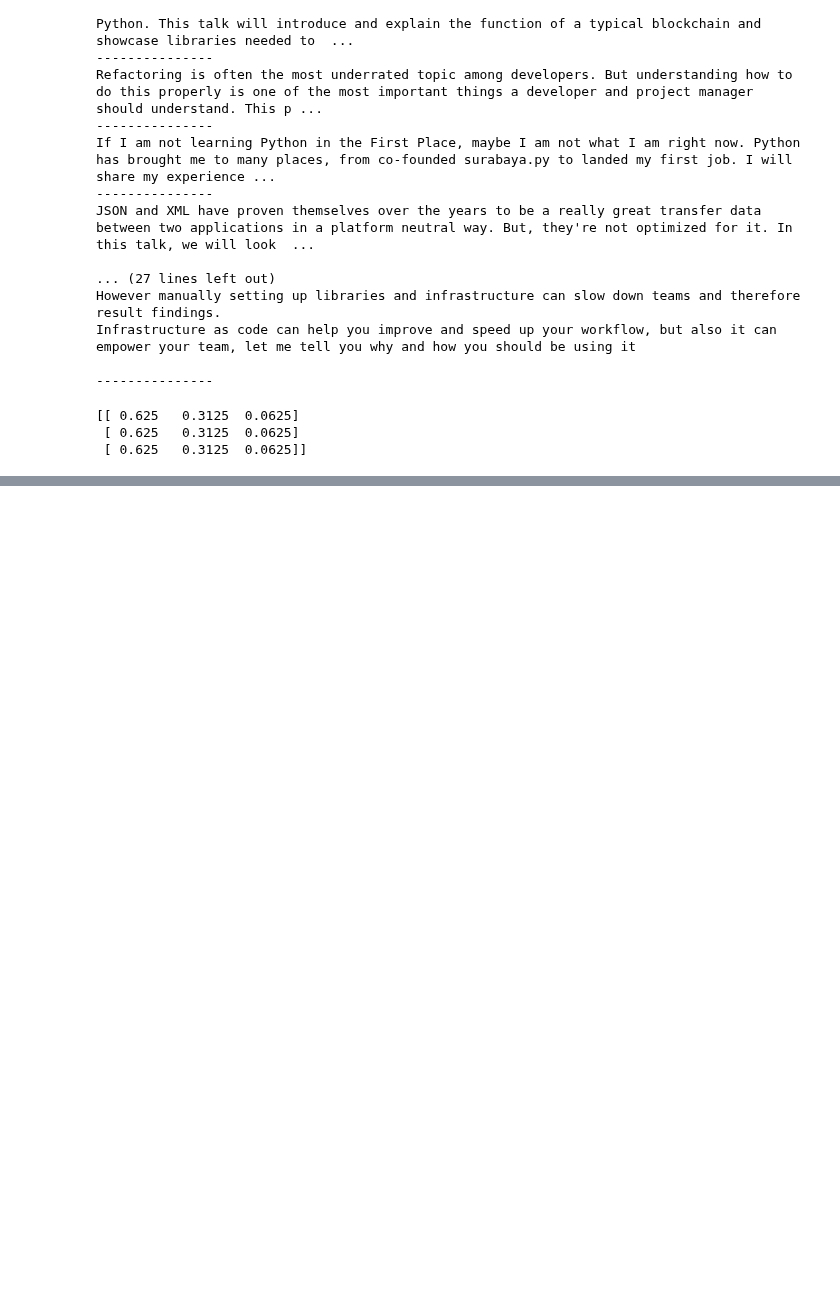
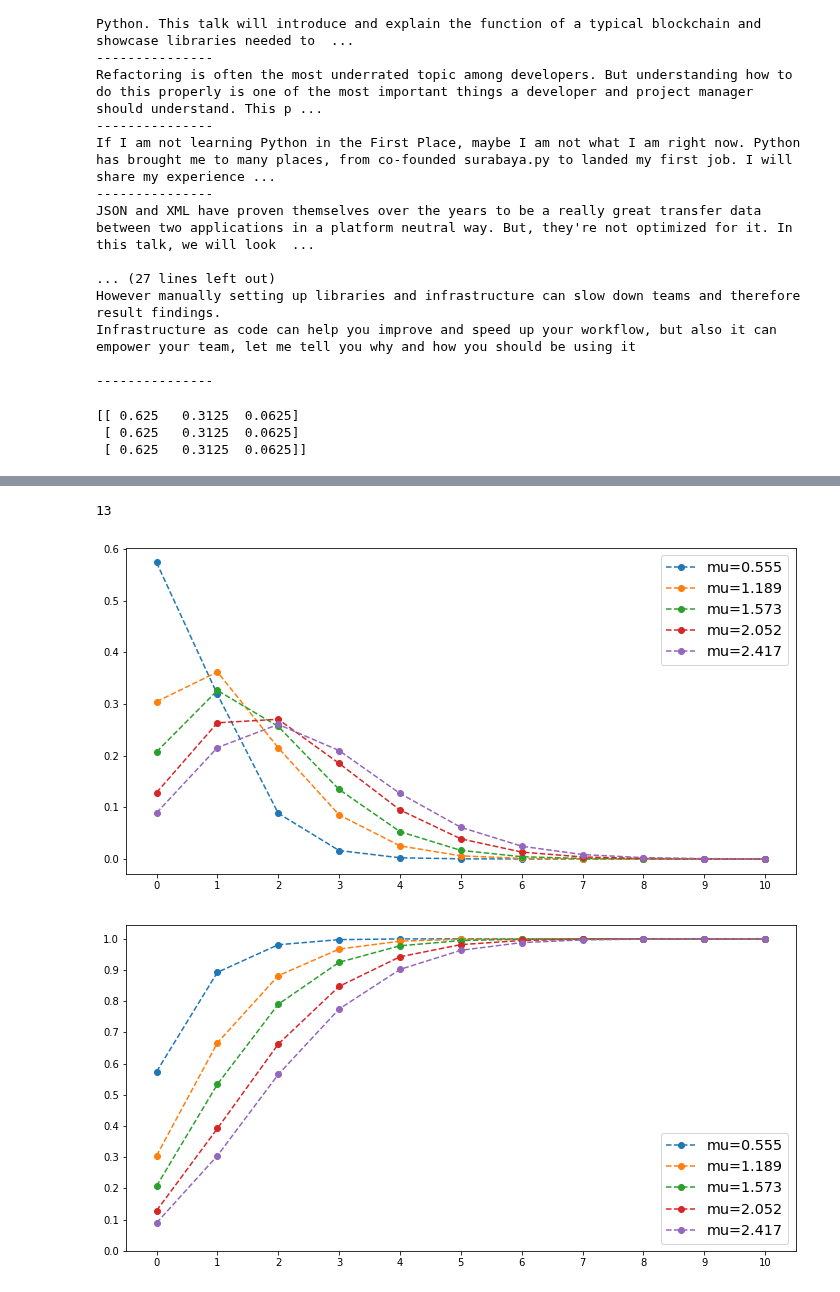
Before and after one commit to frhyme/frhyme.github.io, a Jupyter notebook: _posts/personal_ipynb/20180527-pycon reveiw.ipynb, the cells around one changed output, grey strips where cells are left out. Drawn from its saved outputs; the diff is of its cells as text; code cells hidden in the pictures; blank space fills up the shorter version.

```diff
--- a/_posts/personal_ipynb/20180527-pycon reveiw.ipynb
+++ b/_posts/personal_ipynb/20180527-pycon reveiw.ipynb
@@ -137,0 +215,14 @@ print(p)
+# %%
+"""
+E = R + TR + TTR + TTTR ...,
+E = (I - T) - 1R
+"""
+E = R.copy()
+for i in range(0, 100):
+    a = T
+    for j in range(0, i):
+        a = a.dot(T)
+    E+=a.dot(R)
+#E = np.linalg.inv(np.identity(28) - T).dot(R)
+E.columns = ["Expected R. until inning end"]
+print(E)
@@ -137,0 +247,34 @@ print(p)
+# %%
+import numpy as np
+
+np.random.negative_binomial(5, 0.3)
+# %% [output]
+13
+# %%
+import matplotlib.pyplot as plt
+from scipy.stats import poisson
+
+plt.figure(figsize=(12, 6))
+for mu in [0.555, 1.189, 1.573, 2.052, 2.417]:
+    x = [i for i in range(0, 11)]
+    y = [poisson.pmf(xx, mu) for xx in x]
+    plt.plot(x, y, marker='o', linestyle='--', label='mu={}'.format(mu))
+plt.legend(loc='upper right', frameon=True, fontsize='x-large')
+plt.xticks([i for i in range(0, 11)])
+plt.yticks([i*0.1 for i in range(0, 7)])
+plt.savefig('../../assets/images/markdown_img/poisson_dist_pmf_180528.svg')
+plt.show()
+
+plt.figure(figsize=(12, 6))
+for mu in [0.555, 1.189, 1.573, 2.052, 2.417]:
+    x = [i for i in range(0, 11)]
+    y = [poisson.cdf(xx, mu) for xx in x]
+    plt.plot(x, y, marker='o', linestyle='--', label='mu={}'.format(mu))
+plt.legend(loc='lower right', frameon=True, fontsize='x-large')
+plt.xticks([i for i in range(0, 11)])
+plt.yticks([i*0.1 for i in range(0, 11)])
+plt.savefig('../../assets/images/markdown_img/poisson_dist_cdf_180528.svg')
+plt.show()
+# %% [output]
+[figure, added]
+[figure, added]
```
Also changed, not shown: parts of 5 cells of this notebook, 12 other files.
